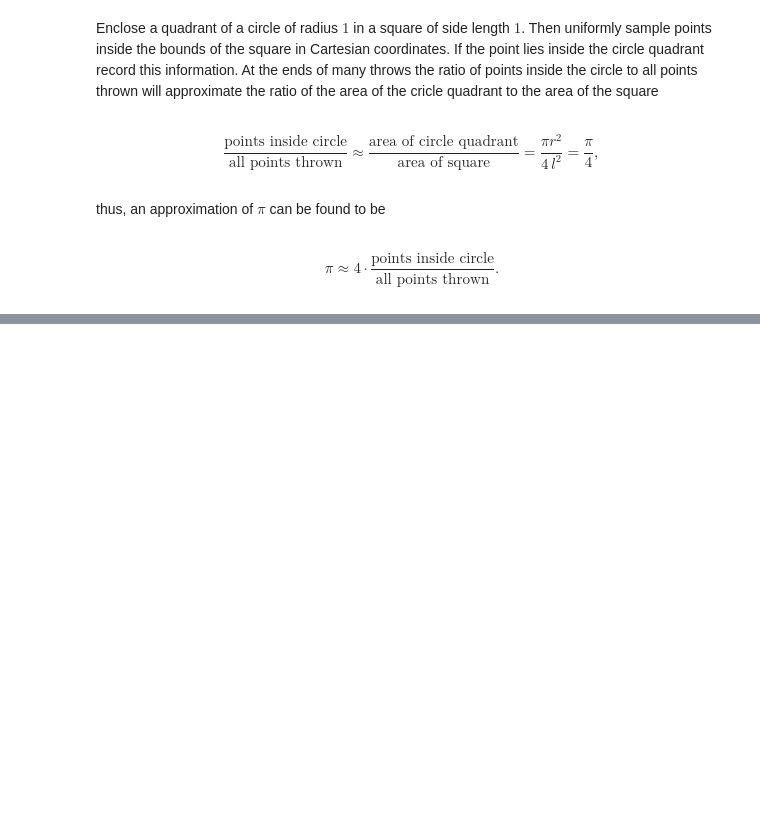
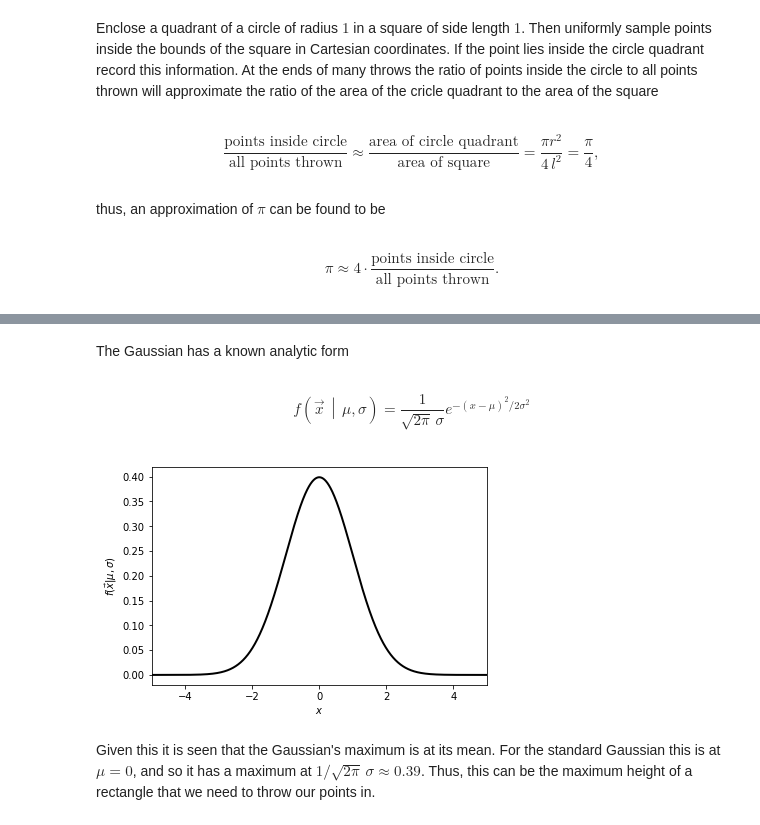
Before and after one commit to matthewfeickert/Statistics-Notes, a Jupyter notebook: Notebooks/Sampling/Rejection-Sampling-MC.ipynb, the cells around one changed output, grey strips where cells are left out. Drawn from its saved outputs; the diff is of its cells as text; code cells hidden in the pictures; blank space fills up the shorter version.

```diff
--- a/Notebooks/Sampling/Rejection-Sampling-MC.ipynb
+++ b/Notebooks/Sampling/Rejection-Sampling-MC.ipynb
@@ -57,0 +68,21 @@ The approximation of pi after 1000 throws is: 3.16
+# %% [markdown]
+The Gaussian has a known analytic form
+# %% [markdown]
+$$
+f\left(\vec{x}\,\middle|\,\mu, \sigma\right) = \frac{1}{\sqrt{2\pi}\, \sigma} e^{-\left(x-\mu\right)^2/2\sigma^2}
+$$
+# %%
+x = np.linspace(-5.0, 5.0, num=10000)
+plt.plot(x, stats.norm.pdf(x, 0, 1), linewidth=2, color='black')
+
+# Axes
+# plt.title('Plot of  $f(x;\mu,\sigma)$')
+plt.xlabel(r'$x$')
+plt.ylabel(r'$f(\vec{x}|\mu,\sigma)$')
+# dist_window_w = sigma * 2
+plt.xlim([-5, 5])
+plt.show()
+# %% [output]
+[figure, added]
+# %% [markdown]
+Given this it is seen that the Gaussian's maximum is at its mean. For the standard Gaussian this is at $\mu = 0$, and so it has a maximum at $1/\sqrt{2\pi}\,\sigma \approx 0.39$. Thus, this can be the maximum height of a rectangle that we need to throw our points in.
```
Also changed, not shown: parts of 11 cells of this notebook.
